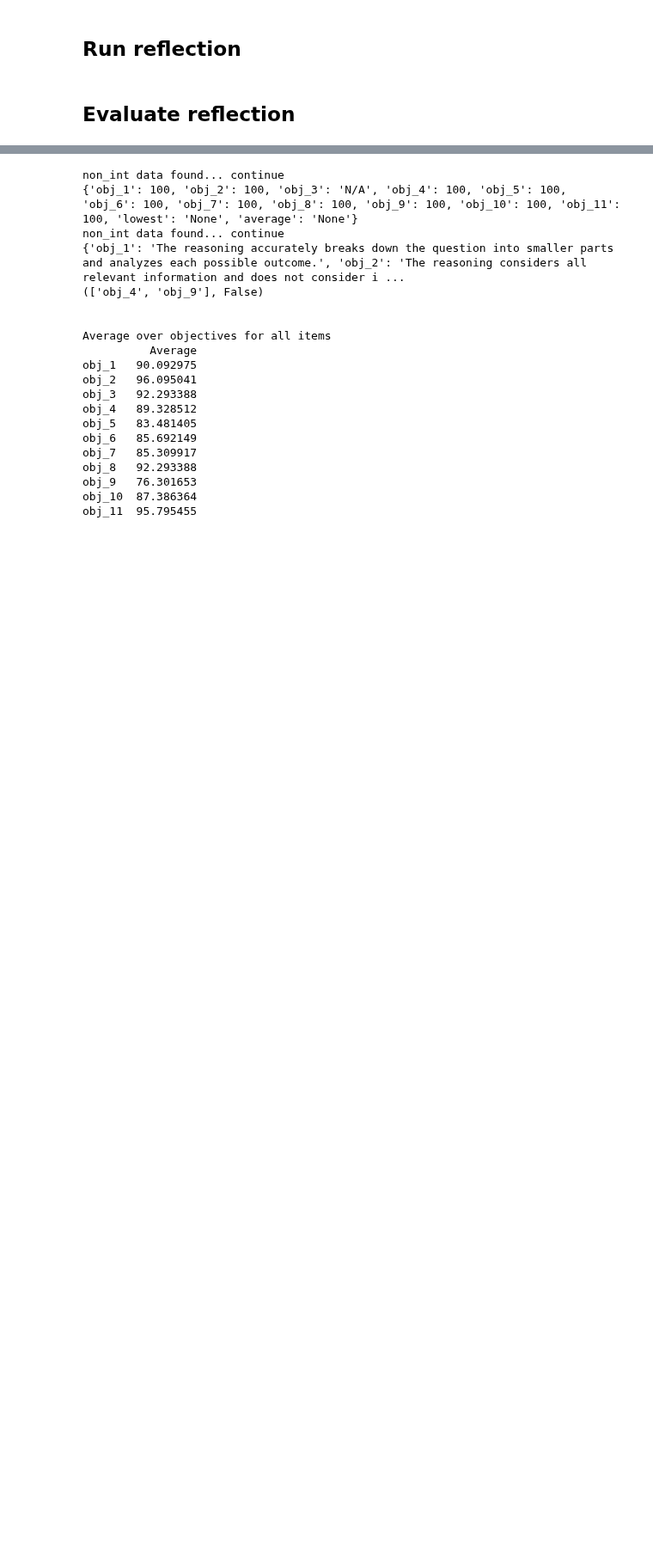
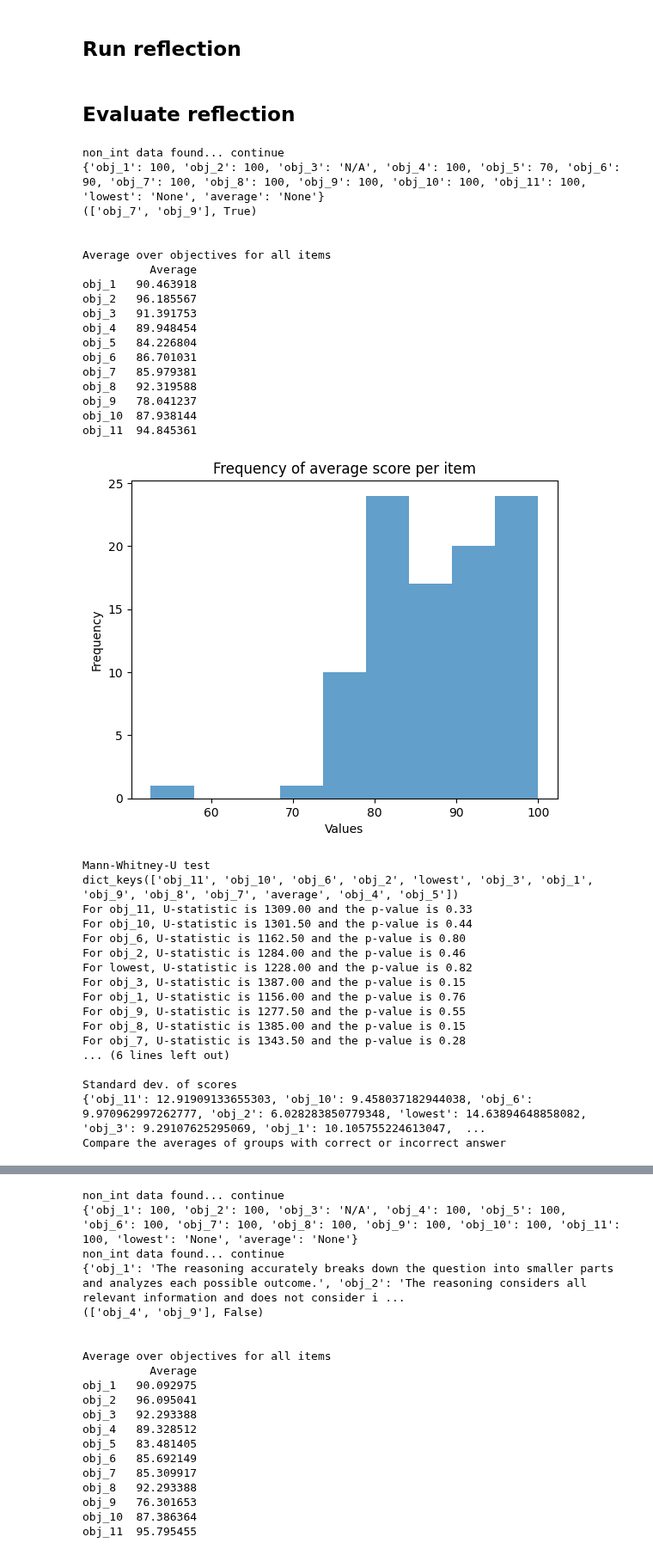
Before and after one commit to OpenBioLink/ThoughtSource, a Jupyter notebook: notebooks/reflection_messages/reflection_results.ipynb, the cells around one changed output, grey strips where cells are left out. Shown at 86% size. Drawn from its saved outputs; the diff is of its cells as text; code cells hidden in the pictures; blank space fills up the shorter version.

Commit message:
fixed error 4 correcting 3

```diff
--- a/notebooks/reflection_messages/reflection_results.ipynb
+++ b/notebooks/reflection_messages/reflection_results.ipynb
@@ -358,3 +360,70 @@ data.dump(dump_path+".json")
 #Other reflection were run in big_reflection_experiments.ipynb
 # %% [markdown]
 ## Evaluate reflection
+# %%
+
+import pandas as pd
+from cot import Collection
+data = Collection.from_json("./med_qa_first_gpt-3.5-turbo_gpt-4.json")
+
+scores_per_item, variables_per_item, filtered_lowest_tuples, scores_with_indicator = parse_data(data,idx_cot=1,dataset='med_qa',split='test')
+scores_per_item = fix_str_score(scores_per_item)
+scores_per_objective, df = get_further_data(scores_per_item)
+average_per_item = [sum(d.values()) / len(d) for d in scores_per_item]
+print("\n")
+print("Average over objectives for all items")
+print(df)
+print("\n")
+
+#print("Average over objectives separated by items with correct / incorrect answers") #see compare_true_false
+freq_bar_plot(scores_per_item)
+# avg_item_plot(scores_per_objective)
+
+print("Mann-Whitney-U test")
+scores_per_objective_true,scores_per_objective_false, df_p_val = u_test(scores_with_indicator)
+
+range_data = {key: (min(value),max(value)) for key, value in scores_per_objective.items()}
+print("range of scores")
+print(range_data)
+print("\n")
+print("Standard dev. of scores")
+print(standard_deviation(scores_per_objective))
+print("Compare the averages of groups with correct or incorrect answer")
+df = compare_true_false(scores_per_objective_true,scores_per_objective_false,df_p_val)
+# %% [output]
+non_int data found... continue
+{'obj_1': 100, 'obj_2': 100, 'obj_3': 'N/A', 'obj_4': 100, 'obj_5': 70, 'obj_6': 90, 'obj_7': 100, 'obj_8': 100, 'obj_9': 100, 'obj_10': 100, 'obj_11': 100, 'lowest': 'None', 'average': 'None'}
+(['obj_7', 'obj_9'], True)
+
+
+Average over objectives for all items
+          Average
+obj_1   90.463918
+obj_2   96.185567
+obj_3   91.391753
+obj_4   89.948454
+obj_5   84.226804
+obj_6   86.701031
+obj_7   85.979381
+obj_8   92.319588
+obj_9   78.041237
+obj_10  87.938144
+obj_11  94.845361
+[figure, added]
+Mann-Whitney-U test
+dict_keys(['obj_11', 'obj_10', 'obj_6', 'obj_2', 'lowest', 'obj_3', 'obj_1', 'obj_9', 'obj_8', 'obj_7', 'average', 'obj_4', 'obj_5'])
+For obj_11, U-statistic is 1309.00 and the p-value is 0.33
+For obj_10, U-statistic is 1301.50 and the p-value is 0.44
+For obj_6, U-statistic is 1162.50 and the p-value is 0.80
+For obj_2, U-statistic is 1284.00 and the p-value is 0.46
+For lowest, U-statistic is 1228.00 and the p-value is 0.82
+For obj_3, U-statistic is 1387.00 and the p-value is 0.15
+For obj_1, U-statistic is 1156.00 and the p-value is 0.76
+For obj_9, U-statistic is 1277.50 and the p-value is 0.55
+For obj_8, U-statistic is 1385.00 and the p-value is 0.15
+For obj_7, U-statistic is 1343.50 and the p-value is 0.28
+... (6 lines left out)
+
+Standard dev. of scores
+{'obj_11': 12.91909133655303, 'obj_10': 9.458037182944038, 'obj_6': 9.970962997262777, 'obj_2': 6.028283850779348, 'lowest': 14.63894648858082, 'obj_3': 9.29107625295069, 'obj_1': 10.105755224613047,  ...
+Compare the averages of groups with correct or incorrect answer
```
Also changed, not shown: parts of 10 cells of this notebook, 8 other files.
